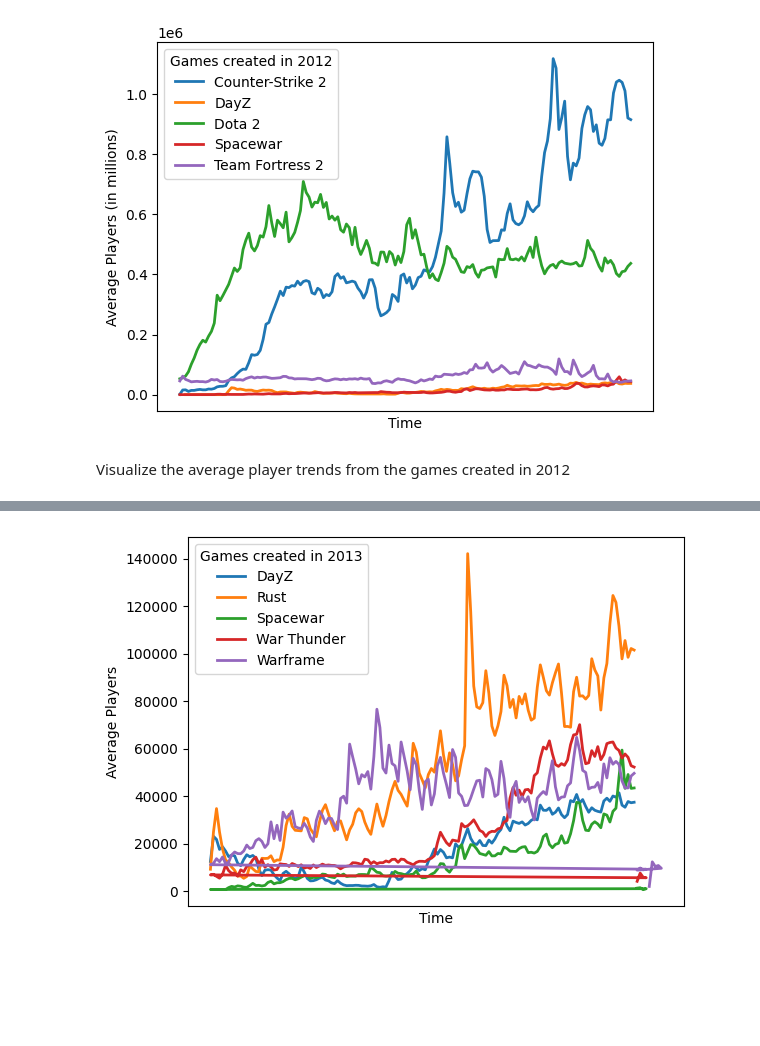
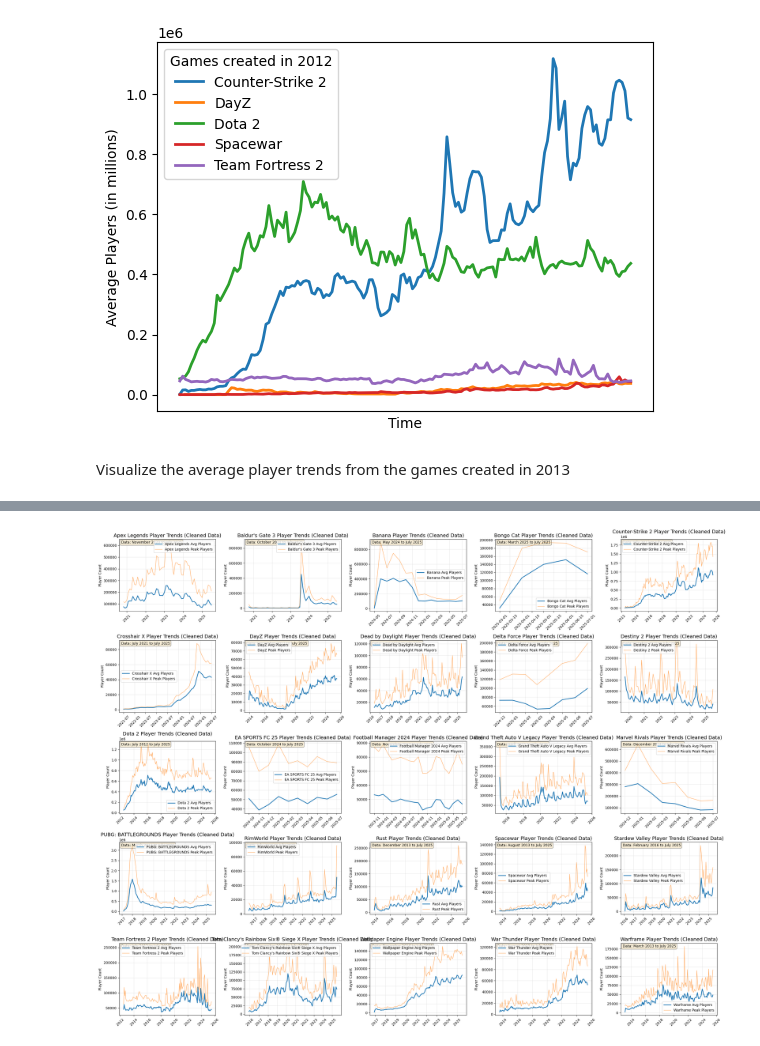
Before and after one commit to jyelm/SteamDataAnalysis, a Jupyter notebook: DataAnalysis.ipynb, the cells around one changed output, grey strips where cells are left out. Cells and saved outputs as stored; diff of their text form; code cells hidden in the pictures; blank space fills up the shorter version.

```diff
--- a/DataAnalysis.ipynb
+++ b/DataAnalysis.ipynb
@@ -69,10 +69,10 @@ plt.show()
 # %% [output]
 [figure]
 # %% [markdown]
-Visualize the average player trends from the games created in 2012
+Visualize the average player trends from the games created in 2013
 # %%
 conn = sqlite3.connect('steam_data_cleaned.db')
-df_2013 = pd.read_sql("""
+df = pd.read_sql("""
     SELECT
         g.game_name,
         g.appid,
@@ -86,19 +86,67 @@ df_2013 = pd.read_sql("""
         SELECT  appid
         FROM player_history
         GROUP BY appid
-        HAVING MIN(year) = 2013
     )
     ORDER BY g.game_name, ph.year, ph.month_num;
 """, conn)
 
-names = df_2013.groupby('game_name')
-fig, ax = plt.subplots()
-for name, g in list(names):
-    ax.plot(g["month"], g["avg_players"], marker="", linewidth=2, label=name)  # scatter
-ax.set_xlabel("Time")        # rename as needed
-ax.set_ylabel("Average Players")
-ax.legend(title="Games created in 2013")
-ax.tick_params(axis='x', which='both', bottom=False, labelbottom=False)
-print(df_2013)
+games_to_plot = [games for games in df['game_name'].unique()]
+num_games = len(games_to_plot)
+# Calculate optimal subplot layout
+if num_games == 1:
+    rows, cols = 1, 1
+elif num_games == 2:
+    rows, cols = 1, 2
+elif num_games <= 4:
+    rows, cols = 2, 2
+elif num_games <= 6:
+    rows, cols = 2, 3
+elif num_games <= 9:
+    rows, cols = 3, 3
+elif num_games <= 12:
+    rows, cols = 3, 4
+elif num_games <= 15:
+    rows, cols = 3, 5
+elif num_games <= 20:
+    rows, cols = 4, 5
+elif num_games <= 25:
+    rows, cols = 5, 5
+else:
+    rows, cols = 5, 5  # Maximum 25 subplots
+fig_width = cols * 5
+fig_height = rows * 4
+plt.figure(figsize=(fig_width, fig_height))
+for i, game_name in enumerate(games_to_plot, 1):
+    game_data = df[df['game_name'] == game_name].copy()
+
+    if game_data.empty:
+        print(f"No data found for {game_name}")
+        continue
+
+    # Convert month to datetime and sort
+    game_data['date'] = pd.to_datetime(game_data['month'], format='%B %Y', errors='coerce')
+    game_data = game_data.sort_values('date')
+
+        # Create subplot
+    plt.subplot(rows, cols, i)
+    plt.plot(game_data['date'], game_data['avg_players'], linewidth=2, label=f'{game_name} Avg Players')
+    plt.plot(game_data['date'], game_data['peak_players'], linewidth=1, alpha=0.7, label=f'{game_name} Peak Players')
+
+    plt.title(f'{game_name} Player Trends (Cleaned Data)', fontsize=14)
+    plt.ylabel('Player Count')
+    plt.legend()
+    plt.grid(True, alpha=0.3)
+
+        # Clean up x-axis
+    plt.xticks(rotation=45)
+
+        # Show data range info
+    start_date = game_data['date'].min().strftime('%B %Y')
+    end_date = game_data['date'].max().strftime('%B %Y')
+    plt.text(0.02, 0.98, f'Data: {start_date} to {end_date}',
+            transform=plt.gca().transAxes, verticalalignment='top',
+            bbox=dict(boxstyle='round', facecolor='wheat', alpha=0.5))
+
+plt.tight_layout()
 plt.show()
 # %% [output]
@@ -119 +153 @@ plt.show()
-[figure, old version]
+[figure, new version]
```
Also changed, not shown: parts of 19 cells of this notebook, 4 other files.
